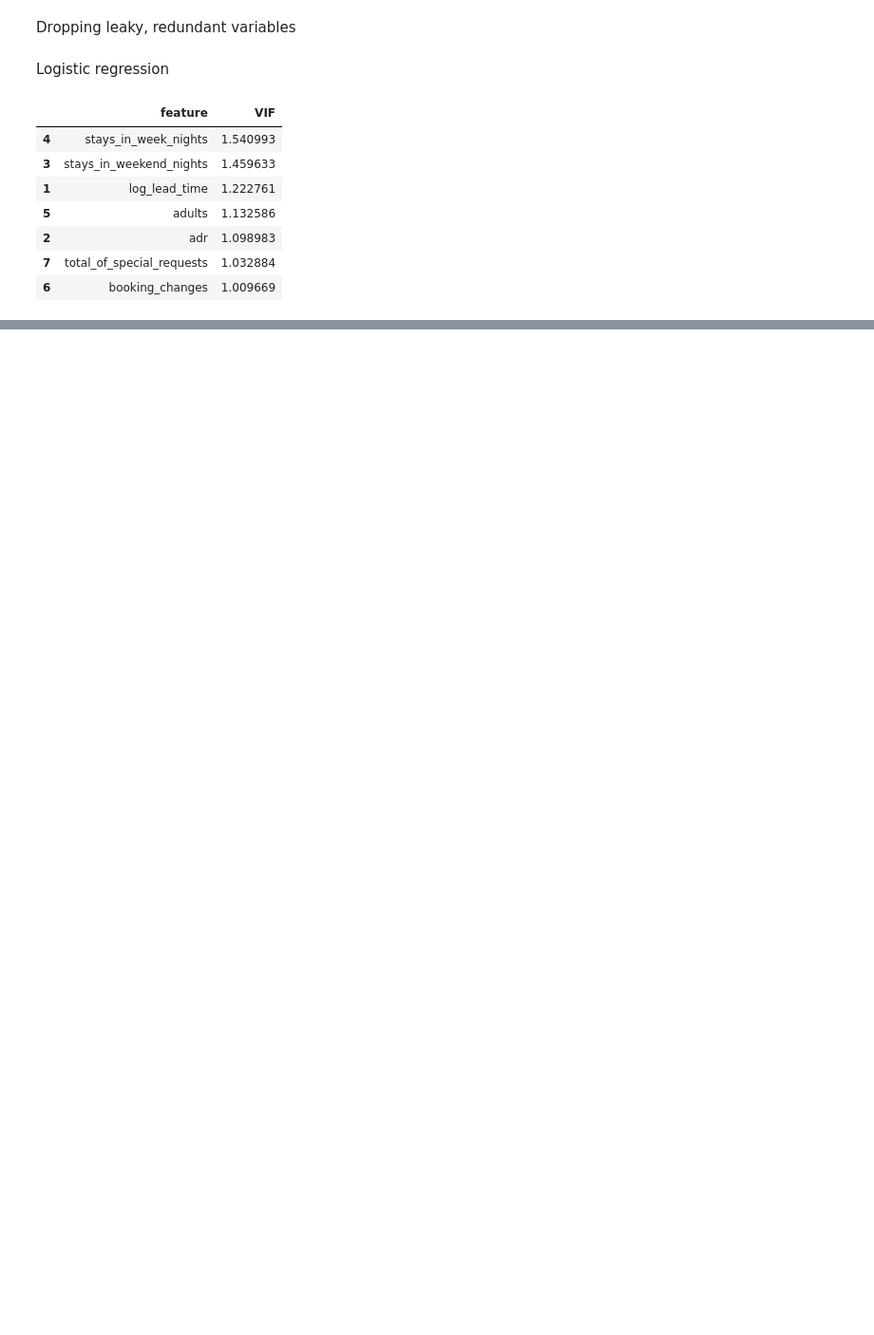
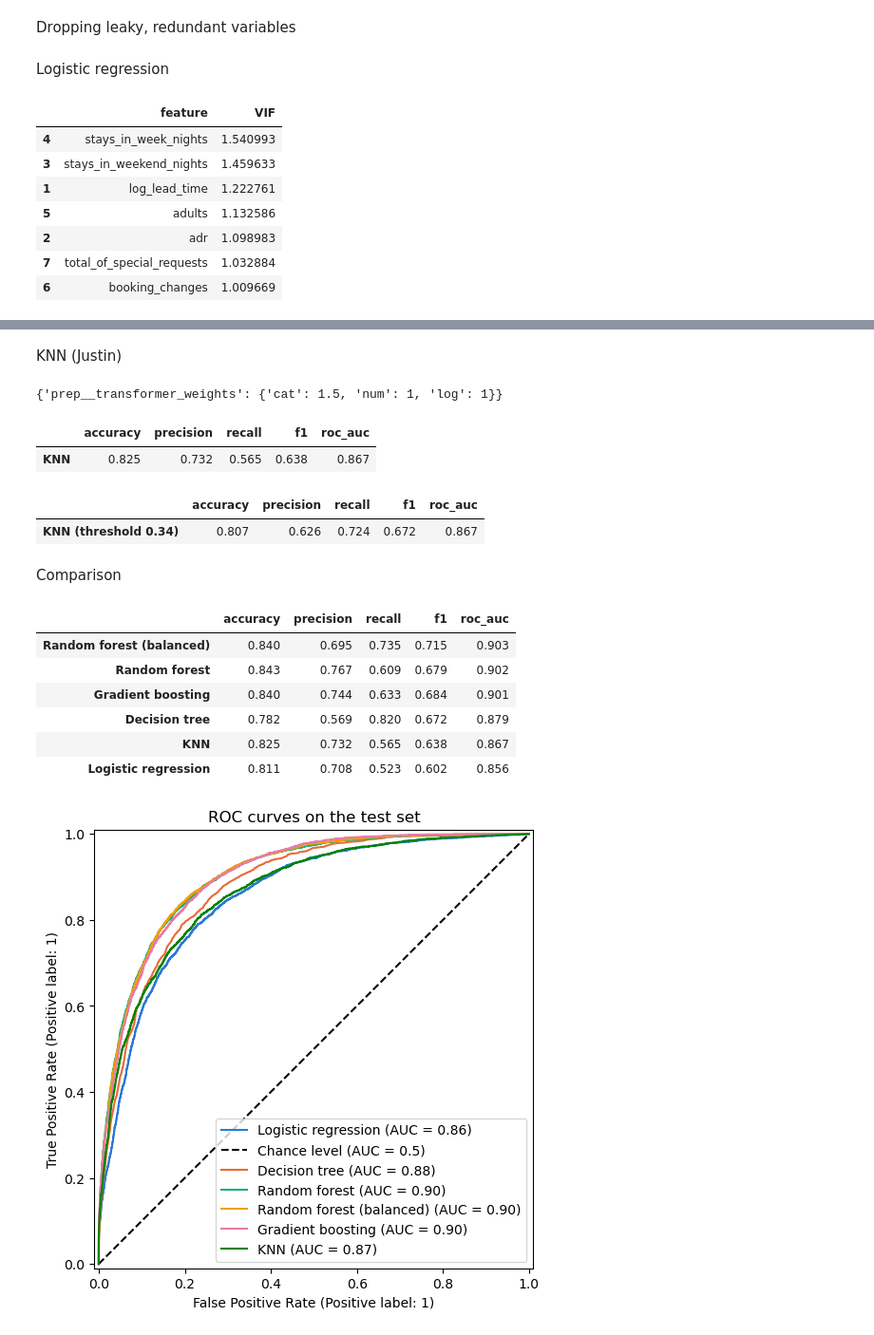
Before and after one commit to ErikS234/DSA312-Group-Project, a Jupyter notebook: Team Project.ipynb, the cells around one changed output, grey strips where cells are left out. Shown at 95% size. Saved outputs shown, nothing was run; the diff lists cells and outputs as text; code cells hidden in the pictures; blank space fills up the shorter version.

```diff
--- a/Team Project.ipynb
+++ b/Team Project.ipynb
@@ -468,0 +718,55 @@ vif
+# %% [markdown]
+KNN (Justin)
+# %%
+# Log-transform the remaining skewed numerics so a few large values don't dominate distances
+log_cols = ["adr", "previous_bookings_not_canceled", "booking_changes"]
+knn_prep = ColumnTransformer([
+    ("cat", OneHotEncoder(handle_unknown="ignore"), cat_cols),
+    ("num", StandardScaler(), [c for c in num_cols if c not in log_cols]),
+    ("log", Pipeline([("log", FunctionTransformer(np.log1p)), ("scale", StandardScaler())]), log_cols),
+])
+knn_pipe = Pipeline([("prep", knn_prep),
+                     ("model", KNeighborsClassifier(n_neighbors=25, p=1, weights="distance", n_jobs=-1))])
+
+# Tune the weight of one-hot columns relative to numeric columns (5-fold CV on average precision)
+knn_grid = {"prep__transformer_weights": [{"cat": w, "num": 1, "log": 1} for w in (0.5, 0.75, 1.0, 1.5)]}
+knn_search = GridSearchCV(knn_pipe, knn_grid, scoring="average_precision", cv=cv).fit(X_train, y_train)
+knn_search.best_params_
+
+# Isotonic calibration so predicted probabilities match observed cancellation rates
+knn = CalibratedClassifierCV(knn_search.best_estimator_, method="isotonic", cv=5).fit(X_train, y_train)
+evaluate("KNN", knn)
+# %% [output]
+{'prep__transformer_weights': {'cat': 1.5, 'num': 1, 'log': 1}}
+|  | accuracy | precision | recall | f1 | roc_auc |
+| KNN | 0.825 | 0.732 | 0.565 | 0.638 | 0.867 |
+# %%
+# Threshold that maximises F1 on out-of-fold training predictions, applied to the test set
+oof = cross_val_predict(clone(knn), X_train, y_train, cv=cv, method="predict_proba")[:, 1]
+prec, rec, thr = precision_recall_curve(y_train, oof)
+best_thr = thr[np.argmax(2 * prec[:-1] * rec[:-1] / (prec[:-1] + rec[:-1] + 1e-12))]
+pd.DataFrame(scores(probs["KNN"], best_thr), index=[f"KNN (threshold {best_thr:.2f})"]).round(3)
+# %% [output]
+|  | accuracy | precision | recall | f1 | roc_auc |
+| KNN (threshold 0.34) | 0.807 | 0.626 | 0.724 | 0.672 | 0.867 |
+# %% [markdown]
+Comparison
+# %%
+# Test-set scores for every model (threshold 0.5), sorted by ROC AUC
+pd.DataFrame(results).T.sort_values("roc_auc", ascending=False).round(3)
+
+# ROC curves on the test set
+fig, ax = plt.subplots(figsize=(6, 6), subplot_kw={"title": "ROC curves on the test set"})
+colors = ["#2a78d6", "#eb6834", "#1baf7a", "#eda100", "#e87ba4", "#008300"]
+for i, (name, prob) in enumerate(probs.items()):
+    _ = RocCurveDisplay.from_predictions(y_test, prob, name=name, color=colors[i], ax=ax, plot_chance_level=(i == 0))
+plt.show()
+# %% [output]
+|  | accuracy | precision | recall | f1 | roc_auc |
+| Random forest (balanced) | 0.840 | 0.695 | 0.735 | 0.715 | 0.903 |
+| Random forest | 0.843 | 0.767 | 0.609 | 0.679 | 0.902 |
+| Gradient boosting | 0.840 | 0.744 | 0.633 | 0.684 | 0.901 |
+| Decision tree | 0.782 | 0.569 | 0.820 | 0.672 | 0.879 |
+| KNN | 0.825 | 0.732 | 0.565 | 0.638 | 0.867 |
+| Logistic regression | 0.811 | 0.708 | 0.523 | 0.602 | 0.856 |
+[figure, added]
```
Also changed, not shown: parts of 16 cells of this notebook.
